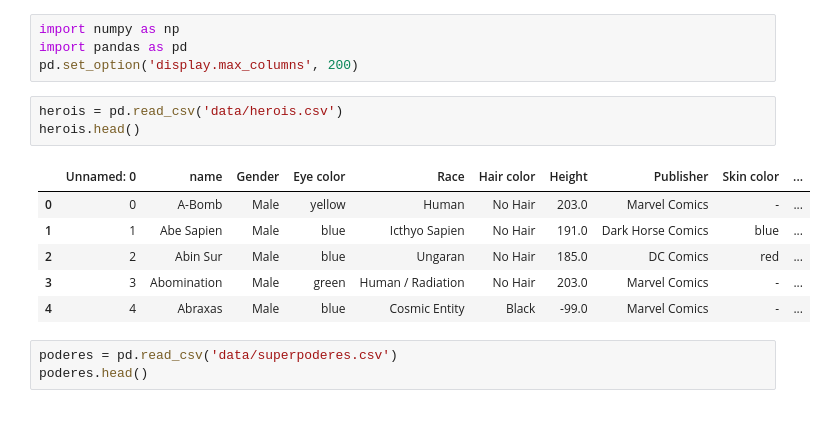
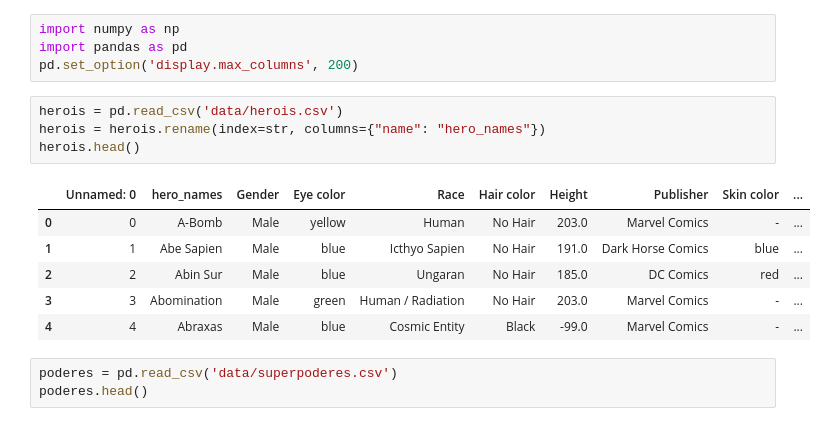
Before and after one commit to Franzx41/MD_1, a Jupyter notebook: clarividencia.ipynb, the cells around one changed output. Saved outputs shown, nothing was run; the diff lists cells and outputs as text.

```diff
--- a/clarividencia.ipynb
+++ b/clarividencia.ipynb
@@ -4,9 +4,10 @@ import pandas as pd
 pd.set_option('display.max_columns', 200)
 # %%
 herois = pd.read_csv('data/herois.csv')
+herois = herois.rename(index=str, columns={"name": "hero_names"})
 herois.head()
 # %% [output]
-|  | Unnamed: 0 | name | Gender | Eye color | Race | Hair color | Height | Publisher | Skin color | ... |
+|  | Unnamed: 0 | hero_names | Gender | Eye color | Race | Hair color | Height | Publisher | Skin color | ... |
 | 0 | 0 | A-Bomb | Male | yellow | Human | No Hair | 203.0 | Marvel Comics | - | ... |
 | 1 | 1 | Abe Sapien | Male | blue | Icthyo Sapien | No Hair | 191.0 | Dark Horse Comics | blue | ... |
 | 2 | 2 | Abin Sur | Male | blue | Ungaran | No Hair | 185.0 | DC Comics | red | ... |
```
Also changed, not shown: parts of 14 cells of this notebook, 1 other file.
